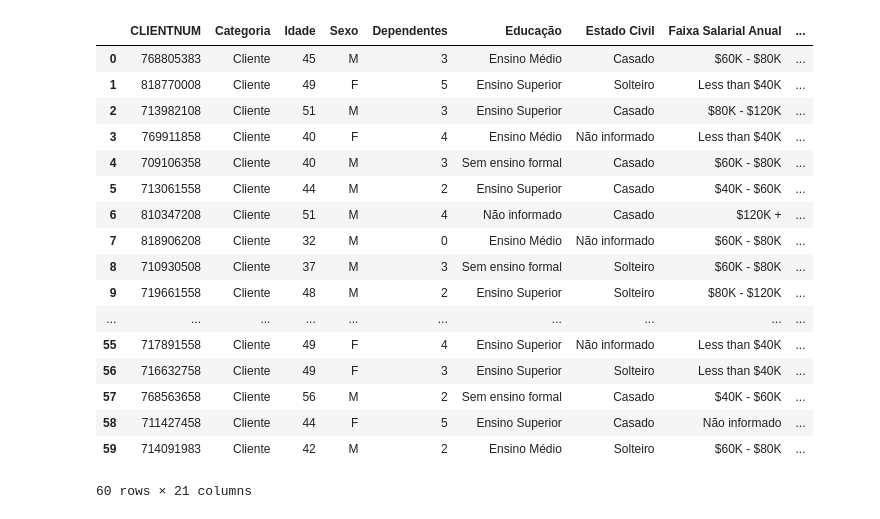
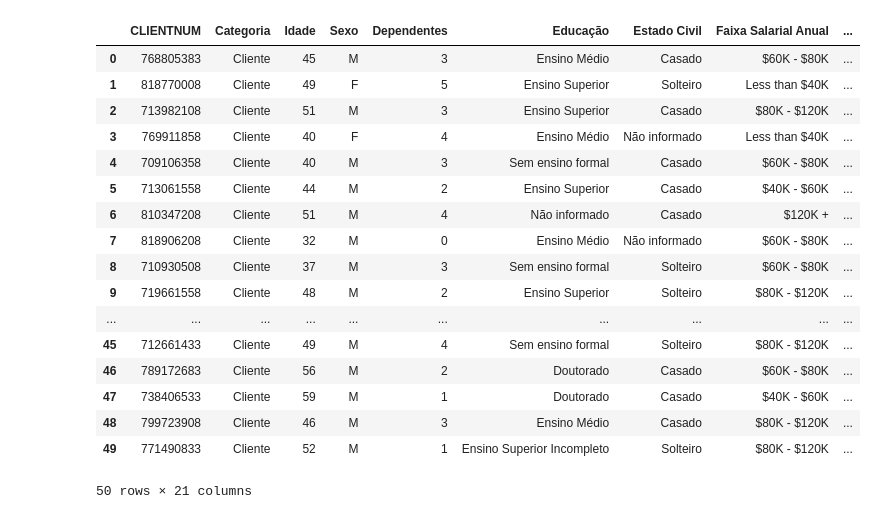
Before and after one commit to gaelg0/ProjetoFinalCJovem, a Jupyter notebook: tabela.ipynb, the cells around one changed output. Drawn from its saved outputs; the diff is of its cells as text; code cells hidden in the pictures.

```diff
--- a/teste.ipynb
+++ b/tabela.ipynb
@@ -3,23 +1,26 @@ import pandas as pd
-# %%
-tabelas_cliente = 'base_de_dados_clientes.csv'
-dataset = pd.read_csv(tabelas_cliente, encoding='latin1')
-dataset.head(60)
-# %% [output]
-|  | CLIENTNUM | Categoria | Idade | Sexo | Dependentes | Educação | Estado Civil | Faixa Salarial Anual | ... |
-| 0 | 768805383 | Cliente | 45 | M | 3 | Ensino Médio | Casado | $60K - $80K | ... |
-| 1 | 818770008 | Cliente | 49 | F | 5 | Ensino Superior | Solteiro | Less than $40K | ... |
-| 2 | 713982108 | Cliente | 51 | M | 3 | Ensino Superior | Casado | $80K - $120K | ... |
-| 3 | 769911858 | Cliente | 40 | F | 4 | Ensino Médio | Não informado | Less than $40K | ... |
-| 4 | 709106358 | Cliente | 40 | M | 3 | Sem ensino formal | Casado | $60K - $80K | ... |
-| 5 | 713061558 | Cliente | 44 | M | 2 | Ensino Superior | Casado | $40K - $60K | ... |
-| 6 | 810347208 | Cliente | 51 | M | 4 | Não informado | Casado | $120K + | ... |
-| 7 | 818906208 | Cliente | 32 | M | 0 | Ensino Médio | Não informado | $60K - $80K | ... |
-| 8 | 710930508 | Cliente | 37 | M | 3 | Sem ensino formal | Solteiro | $60K - $80K | ... |
-| 9 | 719661558 | Cliente | 48 | M | 2 | Ensino Superior | Solteiro | $80K - $120K | ... |
-| ... | ... | ... | ... | ... | ... | ... | ... | ... | ... |
-| 55 | 717891558 | Cliente | 49 | F | 4 | Ensino Superior | Não informado | Less than $40K | ... |
-| 56 | 716632758 | Cliente | 49 | F | 3 | Ensino Superior | Solteiro | Less than $40K | ... |
-| 57 | 768563658 | Cliente | 56 | M | 2 | Sem ensino formal | Casado | $40K - $60K | ... |
-| 58 | 711427458 | Cliente | 44 | F | 5 | Ensino Superior | Casado | Não informado | ... |
-| 59 | 714091983 | Cliente | 42 | M | 2 | Ensino Médio | Solteiro | $60K - $80K | ... |
-60 rows × 21 columns
+# %%
+import pandas as pd
+
+# Ler arquivo
+arquivoCsv = 'baseDados.csv'
+tabela = pd.read_csv(arquivoCsv, encoding='latin1')
+tabela.head(50)
+# %% [output]
+|  | CLIENTNUM | Categoria | Idade | Sexo | Dependentes | Educação | Estado Civil | Faixa Salarial Anual | ... |
+| 0 | 768805383 | Cliente | 45 | M | 3 | Ensino Médio | Casado | $60K - $80K | ... |
+| 1 | 818770008 | Cliente | 49 | F | 5 | Ensino Superior | Solteiro | Less than $40K | ... |
+| 2 | 713982108 | Cliente | 51 | M | 3 | Ensino Superior | Casado | $80K - $120K | ... |
+| 3 | 769911858 | Cliente | 40 | F | 4 | Ensino Médio | Não informado | Less than $40K | ... |
+| 4 | 709106358 | Cliente | 40 | M | 3 | Sem ensino formal | Casado | $60K - $80K | ... |
+| 5 | 713061558 | Cliente | 44 | M | 2 | Ensino Superior | Casado | $40K - $60K | ... |
+| 6 | 810347208 | Cliente | 51 | M | 4 | Não informado | Casado | $120K + | ... |
+| 7 | 818906208 | Cliente | 32 | M | 0 | Ensino Médio | Não informado | $60K - $80K | ... |
+| 8 | 710930508 | Cliente | 37 | M | 3 | Sem ensino formal | Solteiro | $60K - $80K | ... |
+| 9 | 719661558 | Cliente | 48 | M | 2 | Ensino Superior | Solteiro | $80K - $120K | ... |
+| ... | ... | ... | ... | ... | ... | ... | ... | ... | ... |
+| 45 | 712661433 | Cliente | 49 | M | 4 | Sem ensino formal | Solteiro | $80K - $120K | ... |
+| 46 | 789172683 | Cliente | 56 | M | 2 | Doutorado | Casado | $60K - $80K | ... |
+| 47 | 738406533 | Cliente | 59 | M | 1 | Doutorado | Casado | $40K - $60K | ... |
+| 48 | 799723908 | Cliente | 46 | M | 3 | Ensino Médio | Casado | $80K - $120K | ... |
+| 49 | 771490833 | Cliente | 52 | M | 1 | Ensino Superior Incompleto | Solteiro | $80K - $120K | ... |
+50 rows × 21 columns
```
Also changed, not shown: parts of 1 cell of this notebook, 2 other files.
